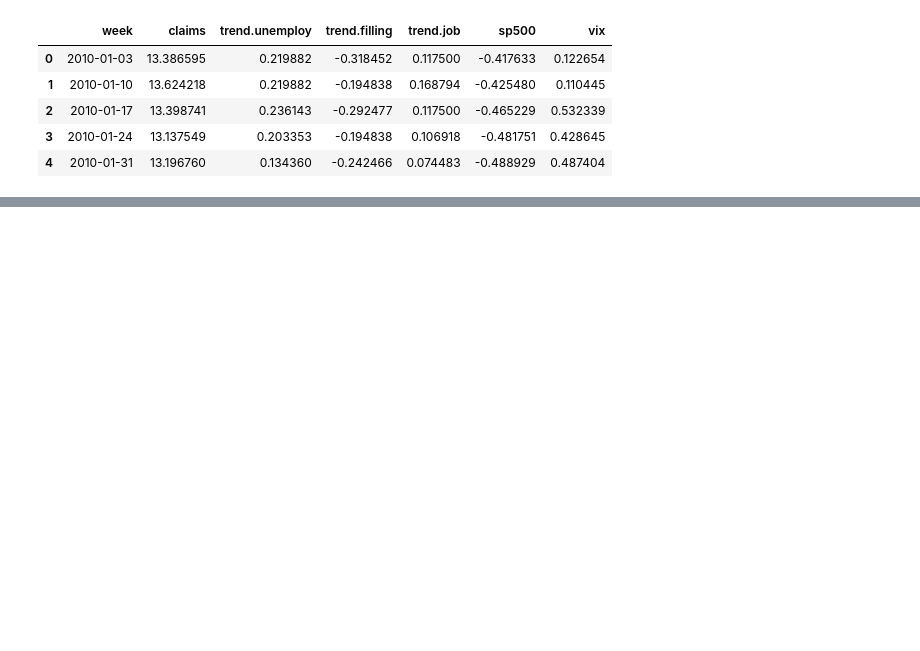
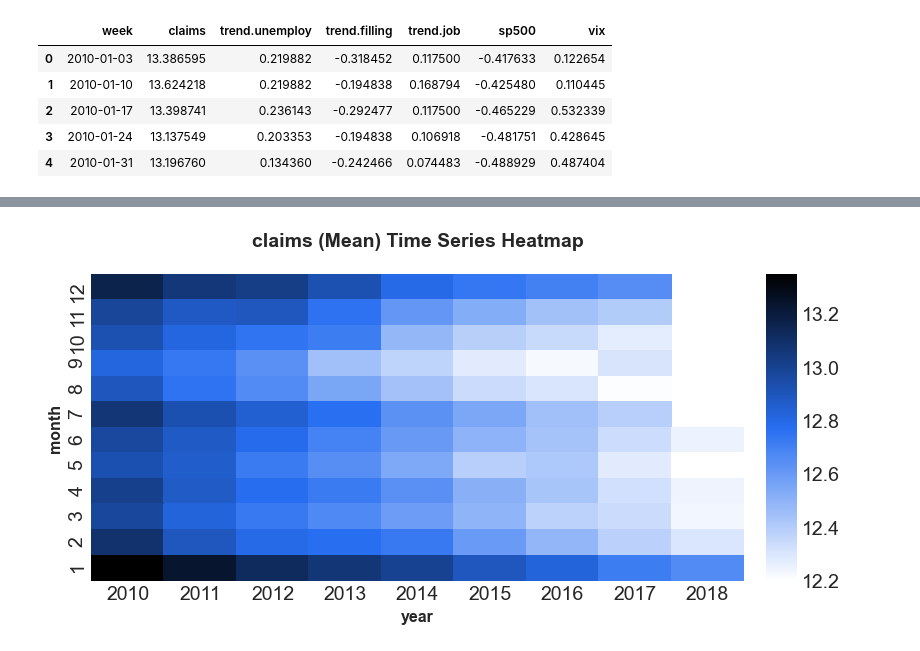
Before and after one commit to uber/orbit, a Jupyter notebook: examples/eda_orbit_style.ipynb, the cells around one changed output, grey strips where cells are left out. Saved outputs shown, nothing was run; the diff lists cells and outputs as text; code cells hidden in the pictures; blank space fills up the shorter version.

Commit message:
Refine previous changes on palette (#473)
* init

* style file

* small fix

* fix

* Update eda_orbit_style.ipynb

* Update backtest.py

```diff
--- a/examples/eda_orbit_style.ipynb
+++ b/examples/eda_orbit_style.ipynb
@@ -68,0 +27,3 @@ _ = eda_plot.dual_axis_ts_plot(df=df, var1='trend.unemploy', var2='claims', date
+# %%
+raw_df = load_iclaims()
+raw_df.dtypes
@@ -69,3 +39,5 @@ _ = eda_plot.dual_axis_ts_plot(df=df, var1='trend.unemploy', var2='claims', date
+# %%
+df = raw_df.copy()
 # %%
 df.head()
 # %% [output]
@@ -103,9 +49,0 @@ df.head()
-# %%
-from random import randint
-
-df['holdout'] = np.where(df['week']<='2017-06-24', 0,1)
-df['pred_low'] = df['claims'] - df['claims']*0.01
-df['pred_high'] = df['claims'] + df['claims']*0.01
-df['multiplier'] = [randint(0,10)/1000 for k in df.index]
-df['pred'] = df['claims'] + df['claims']*df['multiplier']
-df.head()
@@ -245,0 +93,6 @@ sequential['Blue10'].value
+# %%
+_ = eda_plot.ts_heatmap(df = df, date_col = 'week', value_col='claims',
+                        fig_width=8, fig_height=4,
+                        palette = palette.OrbitPalette.blue_gradient.value)
+# %% [output]
+[figure, added]
```
Also changed, not shown: parts of 26 cells of this notebook, 9 other files.
